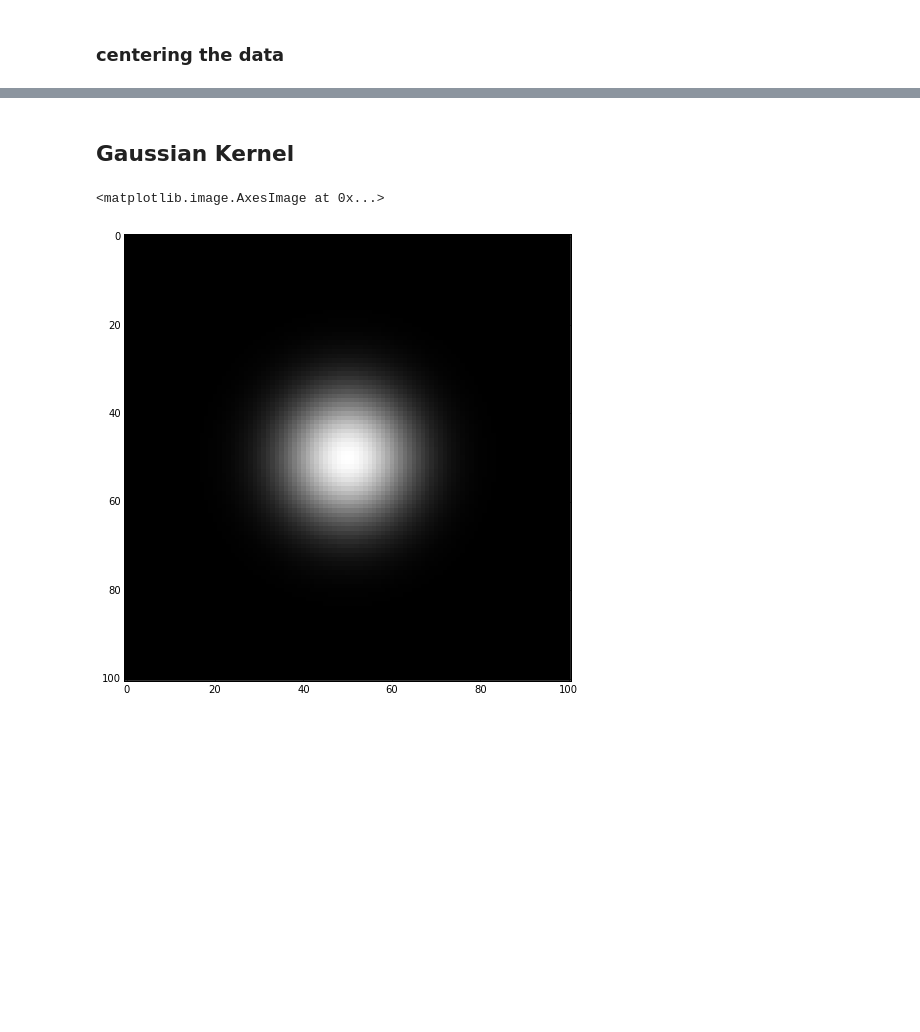
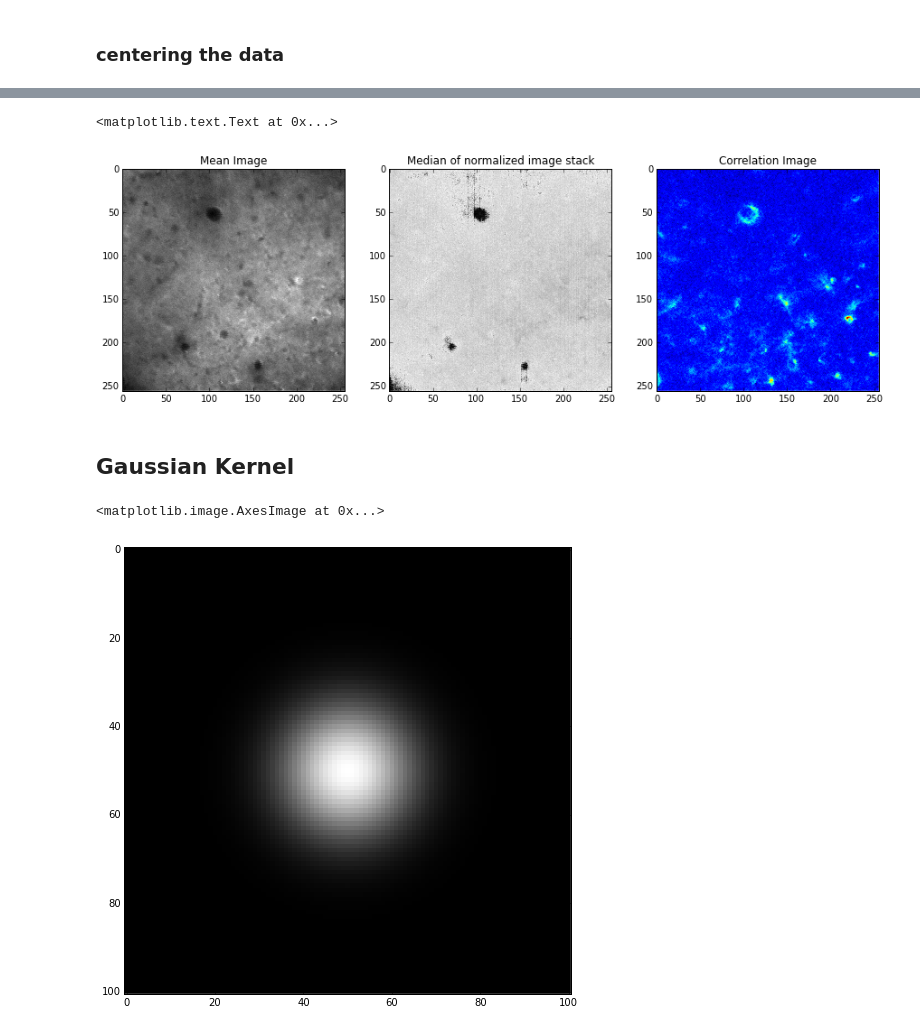
Before and after one commit to michigraber/neuralyzer, a Jupyter notebook: notebooks/dev/Pnev2014_GreedyInit.ipynb, the cells around one changed output, grey strips where cells are left out. Saved outputs shown, nothing was run; the diff lists cells and outputs as text; code cells hidden in the pictures; blank space fills up the shorter version.

```diff
--- a/notebooks/dev/Pnev2014_GreedyInit.ipynb
+++ b/notebooks/dev/Pnev2014_GreedyInit.ipynb
@@ -42,5 +25,0 @@ therefore, to get the image at time `t` i can simply do:
-# %%
-mean = data.mean(axis=0)
-# creating a white stripe of 20 pixels width along the first axis!!
-mean[:,:20] = mean.max()
-plt.imshow(mean)
@@ -94,3 +146,16 @@ ax[1][2].set_title('variance of median subtracted data')
+# %%
+corrim = correlation_image(ims)
+# %%
+fig, ax = plt.subplots(nrows=1, ncols=3, figsize=(15, 5))
+ax[0].imshow(ims.mean(axis=0))
+ax[0].set_title('Mean Image')
+ax[1].imshow(np.median(ims_norm,axis=0))
+ax[1].set_title('Median of normalized image stack')
+ax[2].imshow(corrim, cmap='jet')
+ax[2].set_title('Correlation Image')
+# %% [output]
+<matplotlib.text.Text at 0x...>
+[figure, added]
 # %% [markdown]
 ## Gaussian Kernel
 # %%
```
Also changed, not shown: parts of 22 cells of this notebook.
